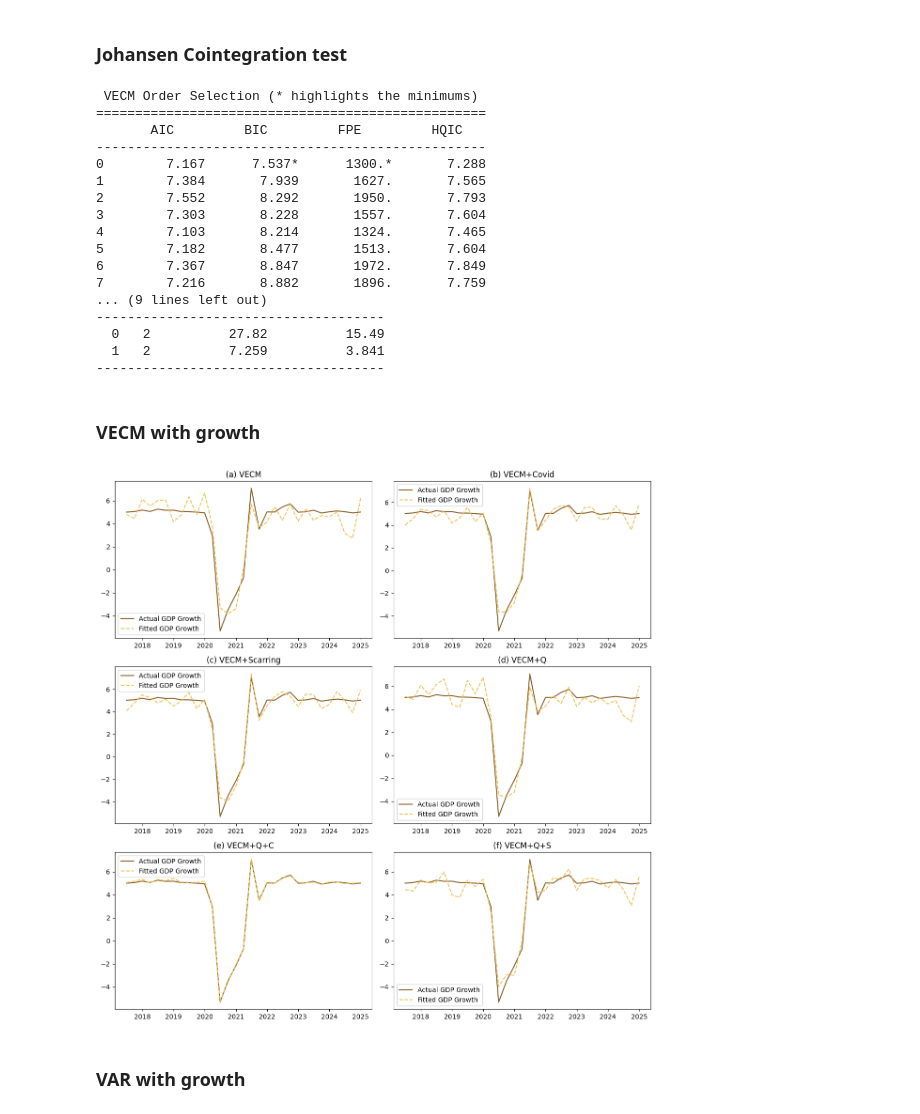
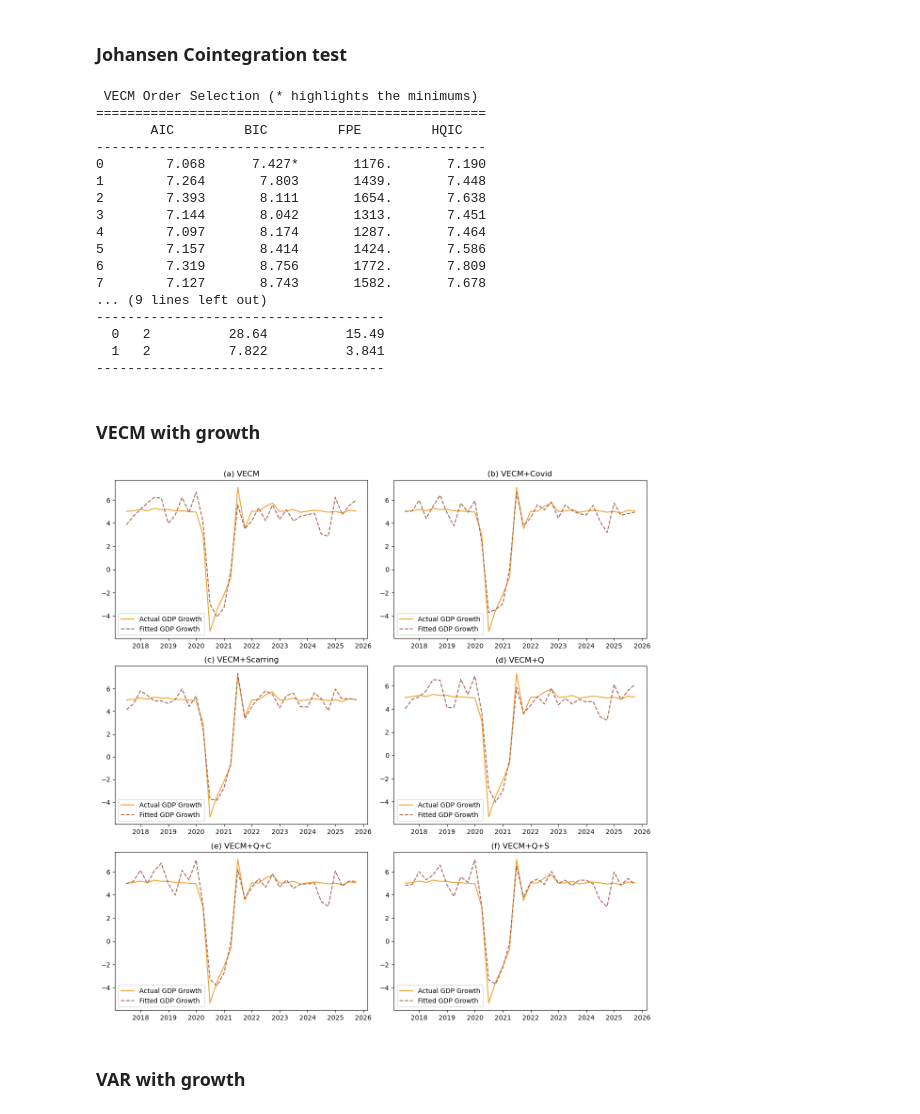
Before and after one commit to imedkrisna/nitelite, a Jupyter notebook: Appendix2.ipynb, the cells around one changed output. Cells and saved outputs as stored; diff of their text form; code cells hidden in the pictures.

```diff
--- a/Appendix2.ipynb
+++ b/Appendix2.ipynb
@@ -221,20 +221,20 @@ exqs=ntl[['q1','q2','q3','scar']]
 
 lag=lag_order.aic
 
-ve = VECM(en,k_ar_diff=lag, coint_rank=1, deterministic="cili").fit()
-vec = VECM(en,k_ar_diff=lag, coint_rank=1, exog=exc,deterministic="cili").fit()
-ves = VECM(en,k_ar_diff=lag, coint_rank=1, exog=exs,deterministic="cili").fit()
-veq = VECM(en,k_ar_diff=lag, coint_rank=1, exog=exq,deterministic="cili").fit()
-veqc = VECM(en,k_ar_diff=lag, coint_rank=1, exog=exqc,deterministic="cili").fit()
-veqs = VECM(en,k_ar_diff=lag, coint_rank=1, exog=exqs,deterministic="cili").fit()
+ve = VECM(en,k_ar_diff=lag, coint_rank=2, deterministic="cili").fit()
+vec = VECM(en,k_ar_diff=lag, coint_rank=2, exog=exc,deterministic="cili").fit()
+ves = VECM(en,k_ar_diff=lag, coint_rank=2, exog=exs,deterministic="cili").fit()
+veq = VECM(en,k_ar_diff=lag, coint_rank=2, exog=exq,deterministic="cili").fit()
+veqc = VECM(en,k_ar_diff=lag, coint_rank=2, exog=exqc,deterministic="cili").fit()
+veqs = VECM(en,k_ar_diff=lag, coint_rank=2, exog=exqs,deterministic="cili").fit()
 
 models = {'fve': ve, 'fvec': vec,'fves': ves, 'fveq': veq,'fveqc': veqc, 'fveqs': veqs}
 results = {}
 
 for name, model in models.items():
     fitted = pd.DataFrame(model.fittedvalues, columns=en.columns)
-    fitted.index = pd.date_range(end='2024-12-31', periods=47, freq='QE')
-    merged = pd.merge(en, fitted, left_index=True, right_index=True, suffixes=('', f'_fitted'))
+    fitted.index = en.index[-len(fitted):]  # Align to last N dates
+    merged = pd.merge(en, fitted, left_index=True, right_index=True, suffixes=('', '_fitted'))
     results[name] = merged
 
 
@@ -302,9 +302,8 @@ models = {'fve': ve, 'fvec': vec,'fves': ves, 'fveq': veq,'fveqc': veqc, 'fveqs'
 results = {}
 
 for name, model in models.items():
-    fitted = pd.DataFrame(model.predict(), columns=en.columns)
-    fitted.index = pd.date_range(end='2024-12-31', periods=51, freq='QE')
-    merged = pd.merge(en, fitted, left_index=True, right_index=True, suffixes=('', f'_fitted'))
+    fitted = pd.DataFrame(model.fittedvalues, columns=['g_fitted'])
+    merged = pd.merge(en, fitted, left_index=True, right_index=True, how='left')
     results[name] = merged
 
 
@@ -352,8 +351,8 @@ Turn on the last line of the first codeblock to see the dataframe
 # %%
 ## Data prep
 ### Creating data
-ntl=pd.read_csv('ntl_monthly_avg_2012-2024.csv')
-gdp=pd.read_excel('GDP_YoY_Quarterly_12_24.xlsx')
+ntl=pd.read_excel('data/ntl_monthly_avg_2012-2025.xlsx')
+gdp=pd.read_excel('data/GDP_YoY_Quarterly_12_25.xlsx')
 
 ### Make time index
 ntl.Date=pd.to_datetime(ntl['Date'])
@@ -499,18 +498,18 @@ print(coint_rank.summary())
 ==================================================
        AIC         BIC         FPE         HQIC
 --------------------------------------------------
-0        7.167      7.537*      1300.*       7.288
-1        7.384       7.939       1627.       7.565
-2        7.552       8.292       1950.       7.793
-3        7.303       8.228       1557.       7.604
-4        7.103       8.214       1324.       7.465
-5        7.182       8.477       1513.       7.604
-6        7.367       8.847       1972.       7.849
-7        7.216       8.882       1896.       7.759
+0        7.068      7.427*       1176.       7.190
+1        7.264       7.803       1439.       7.448
+2        7.393       8.111       1654.       7.638
+3        7.144       8.042       1313.       7.451
+4        7.097       8.174       1287.       7.464
+5        7.157       8.414       1424.       7.586
+6        7.319       8.756       1772.       7.809
+7        7.127       8.743       1582.       7.678
 ... (9 lines left out)
 -------------------------------------
-  0   2          27.82          15.49
-  1   2          7.259          3.841
+  0   2          28.64          15.49
+  1   2          7.822          3.841
 -------------------------------------
 # %% [markdown]
 ### VECM with growth
@@ -536,8 +535,8 @@ results = {}
 
 for name, model in models.items():
     fitted = pd.DataFrame(model.fittedvalues, columns=en.columns)
-    fitted.index = pd.date_range(end='2024-12-31', periods=31, freq='QE')
-    merged = pd.merge(en, fitted, left_index=True, right_index=True, suffixes=('', f'_fitted'))
+    fitted.index = en.index[-len(fitted):]  # Align to last N dates
+    merged = pd.merge(en, fitted, left_index=True, right_index=True, suffixes=('', '_fitted'))
     results[name] = merged
 
 
@@ -549,34 +548,34 @@ ax[0,0].set_title('(a) VECM')
 ax[0,0].legend()
 
 ax[0,1].plot(results['fvec']['g'],color='#f0a22e',linestyle='-',label="Actual GDP Growth")
 ax[0,1].plot(results['fvec']['g_fitted'], linestyle='--', color='#a5644e', label="Fitted GDP Growth")
 ax[0,1].set_title('(b) VECM+Covid')
 ax[0,1].legend()
 
 ax[1,0].plot(results['fves']['g'],color='#f0a22e',linestyle='-',label="Actual GDP Growth")
 ax[1,0].plot(results['fves']['g_fitted'], linestyle='--', color='#a5644e', label="Fitted GDP Growth")
 ax[1,0].set_title('(c) VECM+Scarring')
 ax[1,0].legend()
 
 ax[1,1].plot(results['fveq']['g'],color='#f0a22e',linestyle='-',label="Actual GDP Growth")
 ax[1,1].plot(results['fveq']['g_fitted'], linestyle='--', color='#a5644e', label="Fitted GDP Growth")
 ax[1,1].set_title('(d) VECM+Q')
 ax[1,1].legend()
 
 ax[2,0].plot(results['fveqc']['g'],color='#f0a22e',linestyle='-',label="Actual GDP Growth")
 ax[2,0].plot(results['fveqc']['g_fitted'], linestyle='--', color='#a5644e', label="Fitted GDP Growth")
 ax[2,0].set_title('(e) VECM+Q+C')
 ax[2,0].legend()
 
 ax[2,1].plot(results['fveqs']['g'],color='#f0a22e',linestyle='-',label="Actual GDP Growth")
 ax[2,1].plot(results['fveqs']['g_fitted'], linestyle='--', color='#a5644e', label="Fitted GDP Growth")
 ax[2,1].set_title('(f) VECM+Q+S')
 ax[2,1].legend()
 plt.tight_layout()
 plt.savefig("fig/VECM.png")
 plt.show()
 # %% [output]
-[figure, old version]
+[figure, new version]
 # %% [markdown]
 ### VAR with growth
 # %%
```
Also changed, not shown: parts of 10 cells of this notebook, 6 other files.
